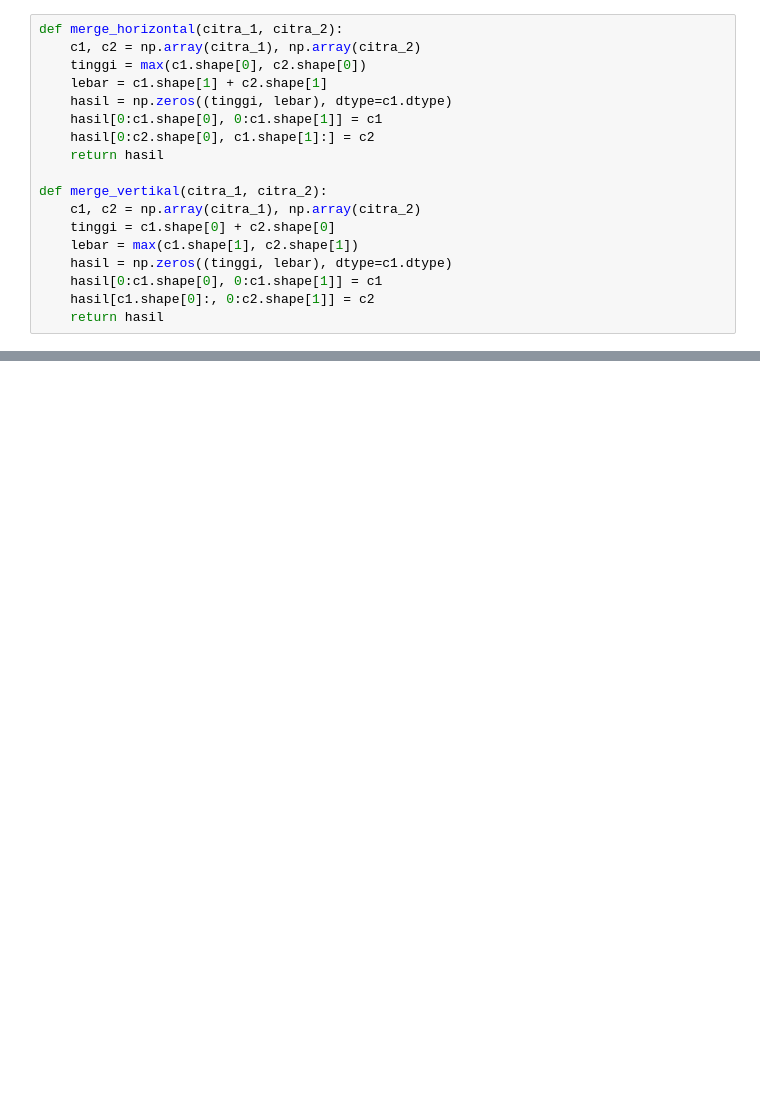
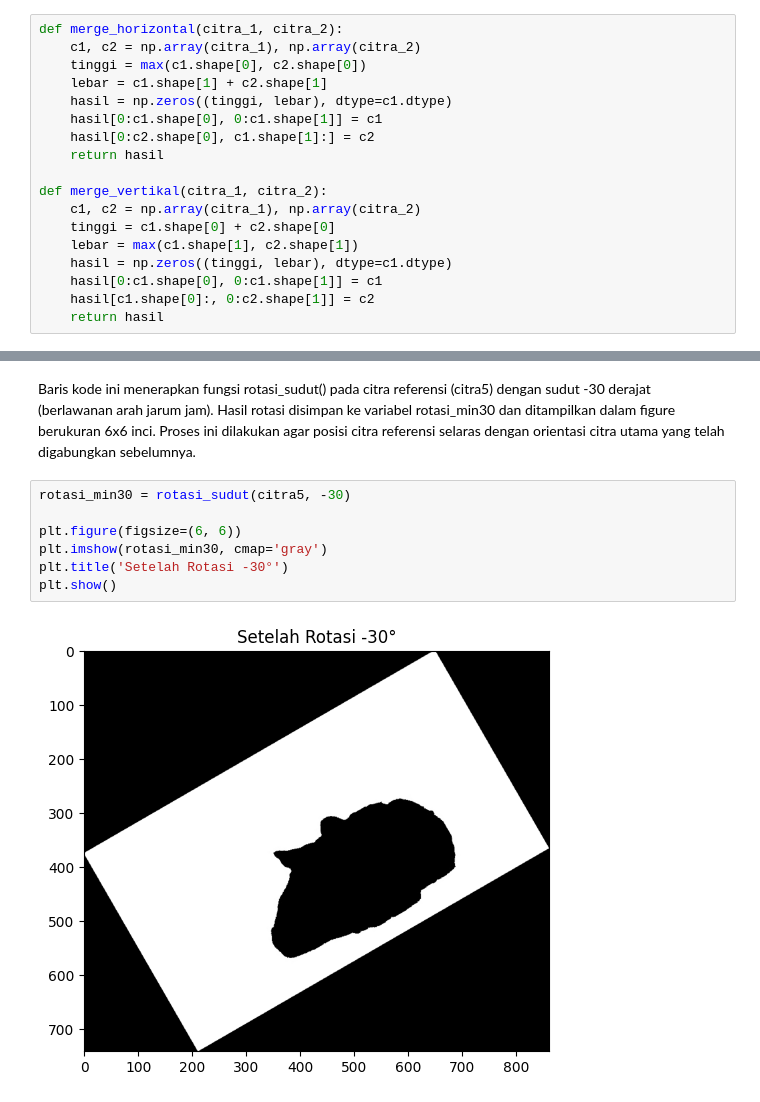
Before and after one commit to zunnunqorina/jurnal-susulan-modul-1, a Jupyter notebook: jurnalsusulan.ipynb, the cells around one changed output, grey strips where cells are left out. Drawn from its saved outputs; the diff is of its cells as text; blank space fills up the shorter version.

```diff
--- a/jurnalsusulan.ipynb
+++ b/jurnalsusulan.ipynb
@@ -178,0 +205,11 @@ ValueError: too many values to unpack (expected 2, got 3)
+# %% [markdown]
+Baris kode ini menerapkan fungsi rotasi_sudut() pada citra referensi (citra5) dengan sudut -30 derajat (berlawanan arah jarum jam). Hasil rotasi disimpan ke variabel rotasi_min30 dan ditampilkan dalam figure berukuran 6x6 inci. Proses ini dilakukan agar posisi citra referensi selaras dengan orientasi citra utama yang telah digabungkan sebelumnya.
+# %%
+rotasi_min30 = rotasi_sudut(citra5, -30)
+
+plt.figure(figsize=(6, 6))
+plt.imshow(rotasi_min30, cmap='gray')
+plt.title('Setelah Rotasi -30°')
+plt.show()
+# %% [output]
+[figure, added]
```
Also changed, not shown: parts of 41 cells of this notebook.
